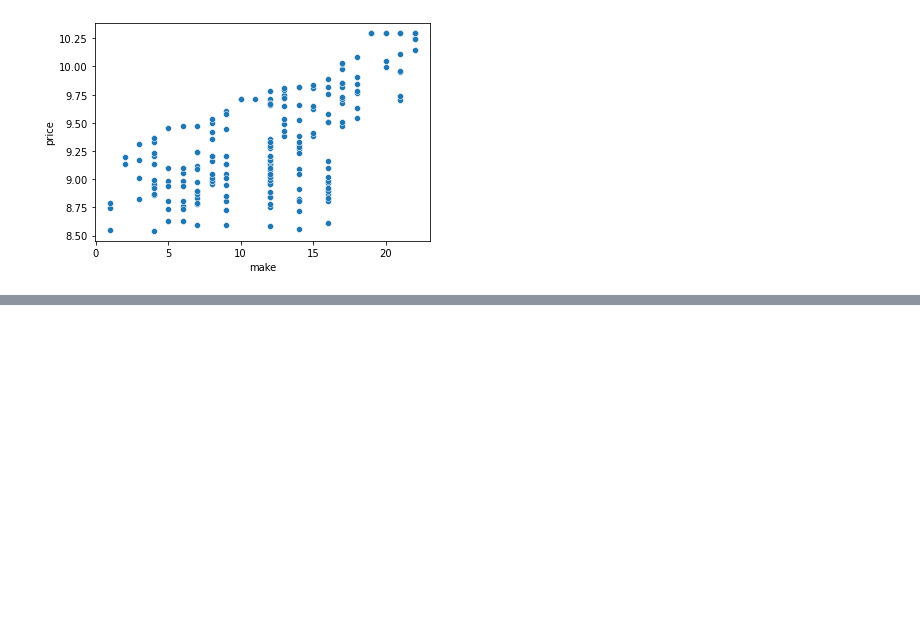
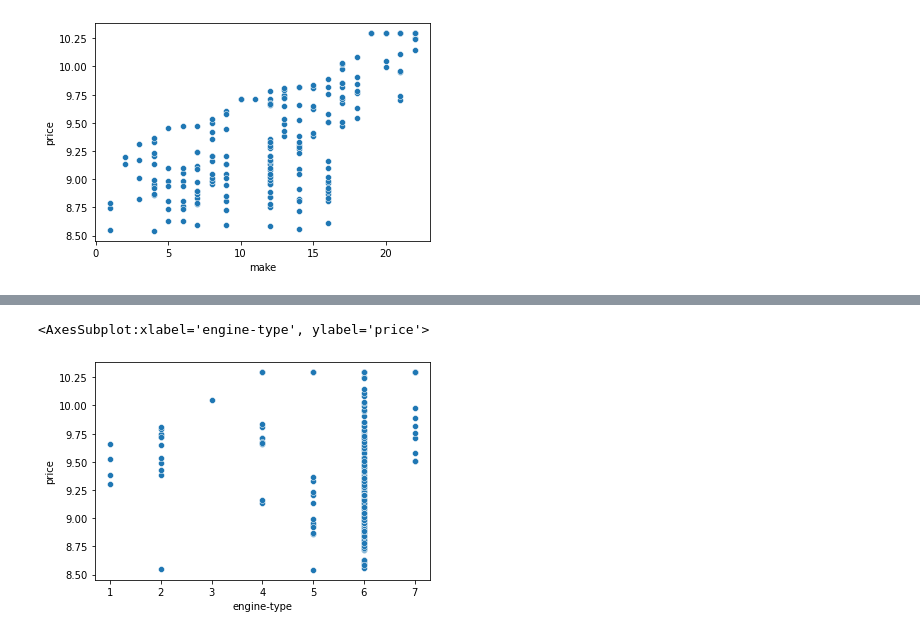
Before and after one commit to kieutridang/Data-Pre-processing-and-Analysis, a Jupyter notebook: final_assignment/LDS5_261_Project_1/FullName_project_Automobile.ipynb, the cells around one changed output, grey strips where cells are left out. Cells and saved outputs as stored; diff of their text form; code cells hidden in the pictures; blank space fills up the shorter version.

```diff
--- a/final_assignment/LDS5_261_Project_1/FullName_project_Automobile.ipynb
+++ b/final_assignment/LDS5_261_Project_1/FullName_project_Automobile.ipynb
@@ -396,0 +416,27 @@ sns.scatterplot(data=cars, x=cars['make'], y=cars['price'])
+# %%
+# Converting engine_location thành binary
+cars['engine-location'] = np.where(cars['engine-location']=='front',2,1)
+
+# Converting fuel_type thành binary
+cars['fuel-type'] = np.where(cars['fuel-type']=='gas',2,1)
+
+# Converting aspiration thành binary
+cars['aspiration'] = np.where(cars['aspiration']=='std',2,1)
+
+# Converting num_of_doors thành binary
+cars['num-of-doors'] = np.where(cars['num-of-doors']=='two',2,1)
+# %%
+# converting engine_type to continuous
+cars['engine-type'][cars['engine-type']=='rotor'] = 1
+cars['engine-type'][cars['engine-type']=='l'] = 2
+cars['engine-type'][cars['engine-type']=='dohcv'] = 3
+cars['engine-type'][cars['engine-type']=='dohc'] = 4
+cars['engine-type'][cars['engine-type']=='ohcf'] = 5
+cars['engine-type'][cars['engine-type']=='ohc'] = 6
+cars['engine-type'][cars['engine-type']=='ohcv'] = 7
+cars['engine-type']=cars['engine-type'].astype('int64')
+# %%
+sns.scatterplot(data=cars, x=cars['engine-type'], y=cars['price'])
+# %% [output]
+<AxesSubplot:xlabel='engine-type', ylabel='price'>
+[figure, added]
```
Also changed, not shown: parts of 16 cells of this notebook, 1 other file.
